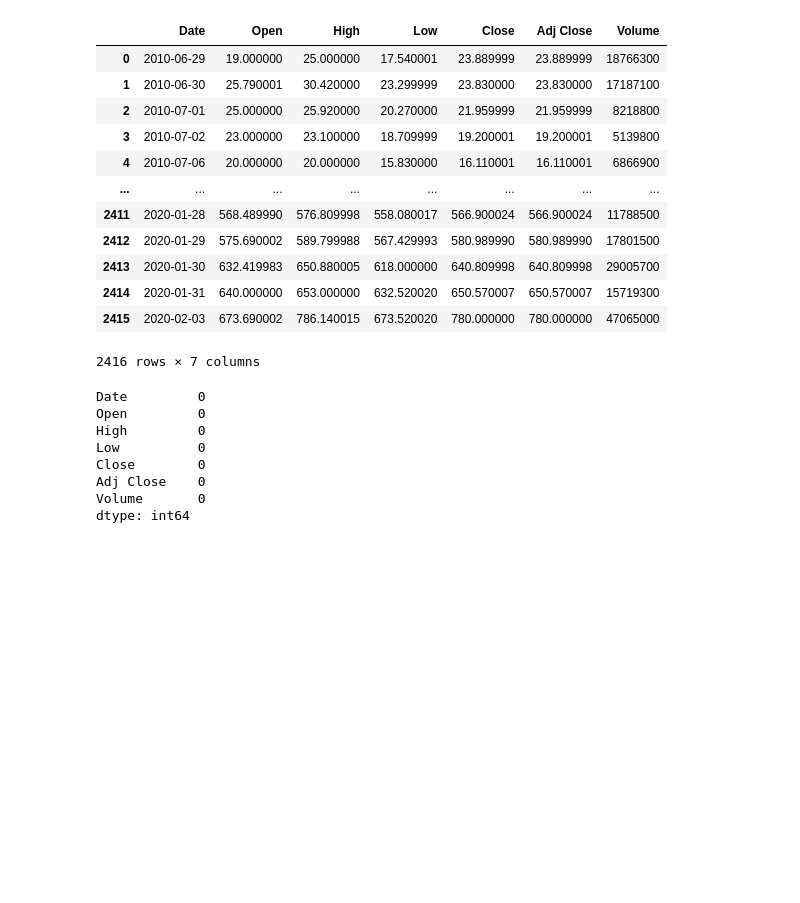
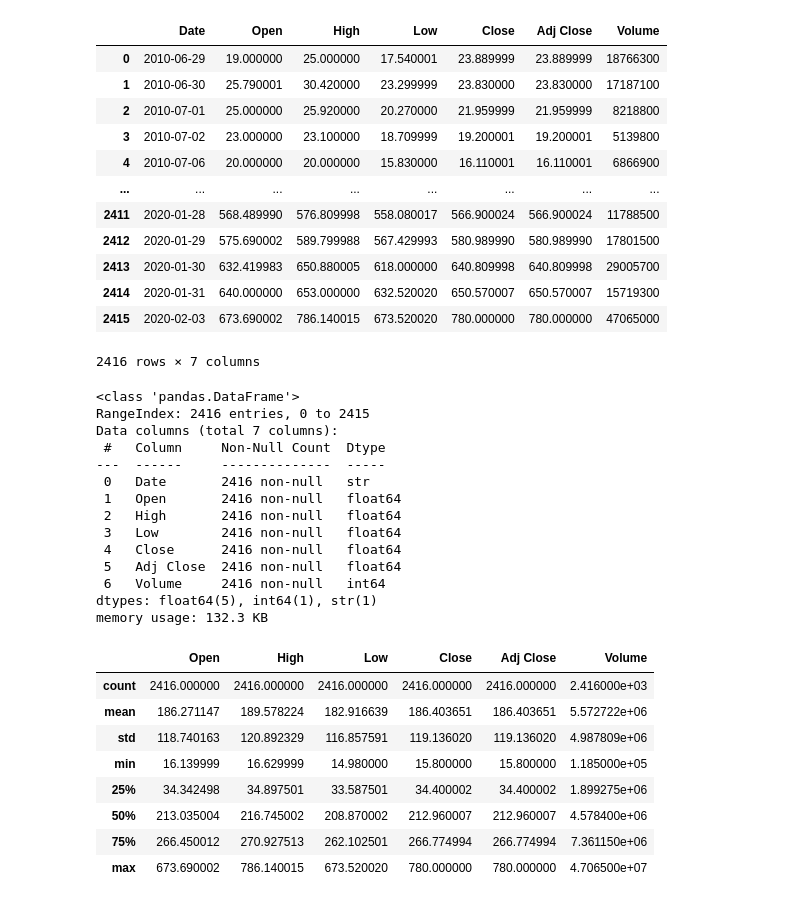
Before and after one commit to vijais0604-cloud/Tesla-stock-prediction, a Jupyter notebook: Tesla stock prediction.ipynb, the cells around one changed output. Cells and saved outputs as stored; diff of their text form; code cells hidden in the pictures; blank space fills up the shorter version.

```diff
--- a/Tesla stock prediction.ipynb
+++ b/Tesla stock prediction.ipynb
@@ -20,13 +20,31 @@ df
 | 2415 | 2020-02-03 | 673.690002 | 786.140015 | 673.520020 | 780.000000 | 780.000000 | 47065000 |
 2416 rows × 7 columns
 # %%
-df.isnull().sum()
+df.info()
 # %% [output]
-Date         0
-Open         0
-High         0
-Low          0
-Close        0
-Adj Close    0
-Volume       0
-dtype: int64
+<class 'pandas.DataFrame'>
+RangeIndex: 2416 entries, 0 to 2415
+Data columns (total 7 columns):
+ #   Column     Non-Null Count  Dtype
+---  ------     --------------  -----
+ 0   Date       2416 non-null   str
+ 1   Open       2416 non-null   float64
+ 2   High       2416 non-null   float64
+ 3   Low        2416 non-null   float64
+ 4   Close      2416 non-null   float64
+ 5   Adj Close  2416 non-null   float64
+ 6   Volume     2416 non-null   int64
+dtypes: float64(5), int64(1), str(1)
+memory usage: 132.3 KB
+# %%
+df.describe()
+# %% [output]
+|  | Open | High | Low | Close | Adj Close | Volume |
+| count | 2416.000000 | 2416.000000 | 2416.000000 | 2416.000000 | 2416.000000 | 2.416000e+03 |
+| mean | 186.271147 | 189.578224 | 182.916639 | 186.403651 | 186.403651 | 5.572722e+06 |
+| std | 118.740163 | 120.892329 | 116.857591 | 119.136020 | 119.136020 | 4.987809e+06 |
+| min | 16.139999 | 16.629999 | 14.980000 | 15.800000 | 15.800000 | 1.185000e+05 |
+| 25% | 34.342498 | 34.897501 | 33.587501 | 34.400002 | 34.400002 | 1.899275e+06 |
+| 50% | 213.035004 | 216.745002 | 208.870002 | 212.960007 | 212.960007 | 4.578400e+06 |
+| 75% | 266.450012 | 270.927513 | 262.102501 | 266.774994 | 266.774994 | 7.361150e+06 |
+| max | 673.690002 | 786.140015 | 673.520020 | 780.000000 | 780.000000 | 4.706500e+07 |
```
Also changed, not shown: parts of 3 cells of this notebook, 2 other files.
